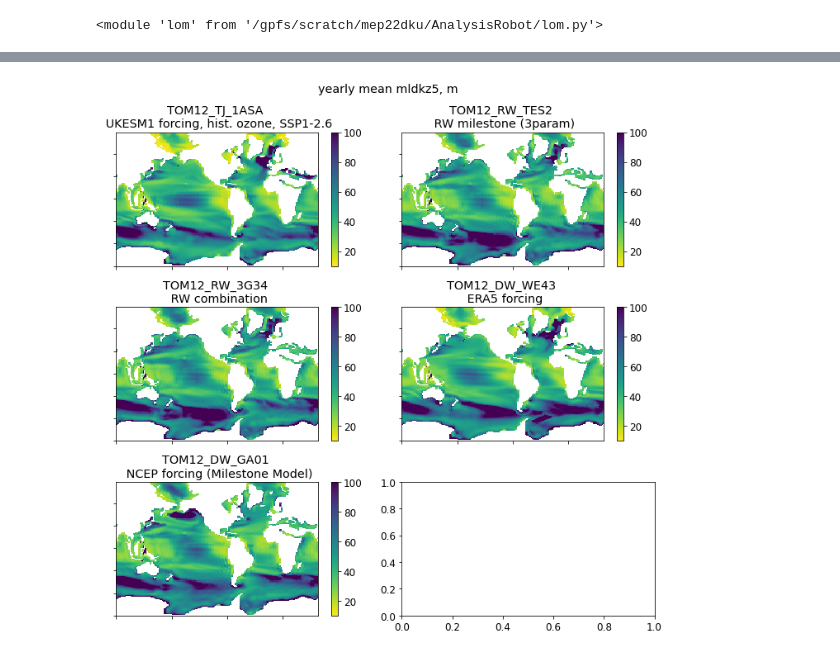
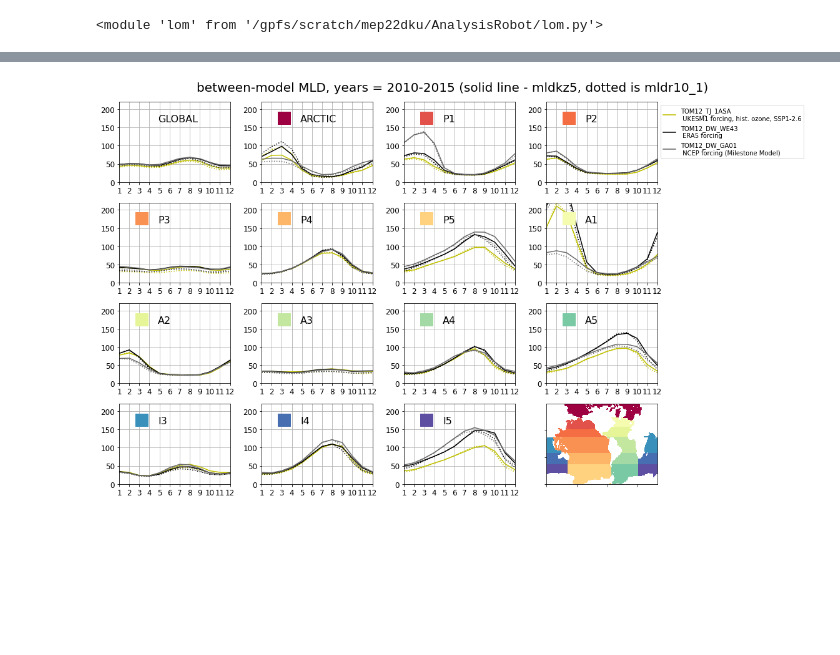
Before and after one commit to tjarnikova/AnalysisRobot, a Jupyter notebook: Tester_multimodel_MLD.ipynb, the cells around one changed output, grey strips where cells are left out. Cells and saved outputs as stored; diff of their text form; code cells hidden in the pictures; blank space fills up the shorter version.

```diff
--- a/Tester_multimodel_MLD.ipynb
+++ b/Tester_multimodel_MLD.ipynb
@@ -279,26 +320,47 @@ plt.tight_layout()
-# %%
-yst = 1955; yen = 1960;
-modlist = ['TOM12_TJ_1ASA','TOM12_RW_TES2','TOM12_RW_3G34', 'TOM12_DW_WE43', 'TOM12_DW_GA01']
-
-fig, axs = plt.subplots(3,2, figsize=(12*fact, 12*fact), facecolor='w', edgecolor='k')
-axs = axs.ravel()
-
-for r in range(0, len(modlist)):
-    yst = 1955; yen = 1960; dtype = 'grid_T'; modnam = modlist[r]
-    ylist = ut.make_yearlist(yst, yen, dtype, modnam)
-    tdat = xr.open_mfdataset(ylist)
-
-    mldkz5 = np.nanmean(tdat.mldkz5.resample(time_counter="Y").mean().values, axis = 0)
-    mldkz5[mldkz5 == 0] = np.nan
-    t = axs[r].pcolormesh(mldkz5, vmin = 10, vmax = 100, cmap = 'viridis_r')
-    desc = (lom.mod[modnam]['desc'])
-    axs[r].set_title(f'{modnam} \n {desc}')
-    axs[r].set_xticklabels([])
-    axs[r].set_yticklabels([])
-    plt.colorbar(t, ax = axs[r])
-
-plt.suptitle('yearly mean mldkz5, m, years 1955-1960')
-plt.tight_layout()
-# %% [output]
-[figure, removed]
+# %%
+yst = 2010; yen = 2015;
+xl1 = 1; xl2 = 12
+yl1 = 0; yl2 = 220
+stit = f'between-model MLD, years = {yst}-{yen} (solid line - mldkz5, dotted is mldr10_1)'
+
+fig, axs = plt.subplots(4,4, figsize=(20*fact, 12*fact), facecolor='w', edgecolor='k')
+axs = axs.ravel()
+
+modlist = ['TOM12_TJ_1ASA', 'TOM12_DW_WE43', 'TOM12_DW_GA01']
+for m in range(0, len(modlist)):
+    modnam = modlist[m]
+    tmod =  xr.open_dataset(f'./EXTRACTED/MLD/MLD_{modnam}_{yst}_{yen}.nc')
+    desc = (lom.mod[modnam]['desc'])
+    tcol = (lom.mod[modnam]['color'])
+    for i in range(0,len(regs)):
+        axs[i+1].plot(np.arange(1,13,1), tmod['mldkz5'][i,:], color = tcol, label = f'{modnam} \n {desc}')
+    axs[0].plot(np.arange(1,13,1), tmod['mldkz5'][14,:], color = tcol, label = desc)
+    for i in range(0,len(regs)):
+        axs[i+1].plot(np.arange(1,13,1), tmod['mldr10_1'][i,:], color = tcol, linestyle = ':')
+    axs[0].plot(np.arange(1,13,1), tmod['mldr10_1'][14,:], color = tcol, linestyle = ':')
+
+
+
+
+axs[15].pcolor(maskno, cmap = tcm, vmin = 0.5, vmax = 4)
+axs[15].set_xticklabels([])
+axs[15].set_yticklabels([])
+axs[0].text(xl1+0.35*(xl2-xl1),yl1+0.75*(yl2-yl1),'GLOBAL', color = 'k', fontsize = 16)
+
+
+for i in range(0,len(regs)):
+    axs[i+1].plot(xl1+0.2*(xl2-xl1),yl1+0.8*(yl2-yl1),marker = "s", color = regdict[regs[i]]['colour'], markersize = 20)
+    axs[i+1].text(xl1+0.35*(xl2-xl1),yl1+0.75*(yl2-yl1),regs[i], color = 'k', fontsize = 16)
+for i in range(0,len(regs)+1):
+    axs[i].set_xlim([xl1, xl2])
+    axs[i].set_ylim([-yl1,yl2])
+    axs[i].set_xticks(np.arange(1,13,1))
+
+    axs[i].grid()
+axs[3].legend(fontsize = 10, bbox_to_anchor = [1,1])
+
+plt.suptitle(stit, fontsize = 20, y = 0.98)
+plt.tight_layout()
+# %% [output]
+[figure, added]
 # %% [markdown]
```
Also changed, not shown: parts of 11 cells of this notebook.
